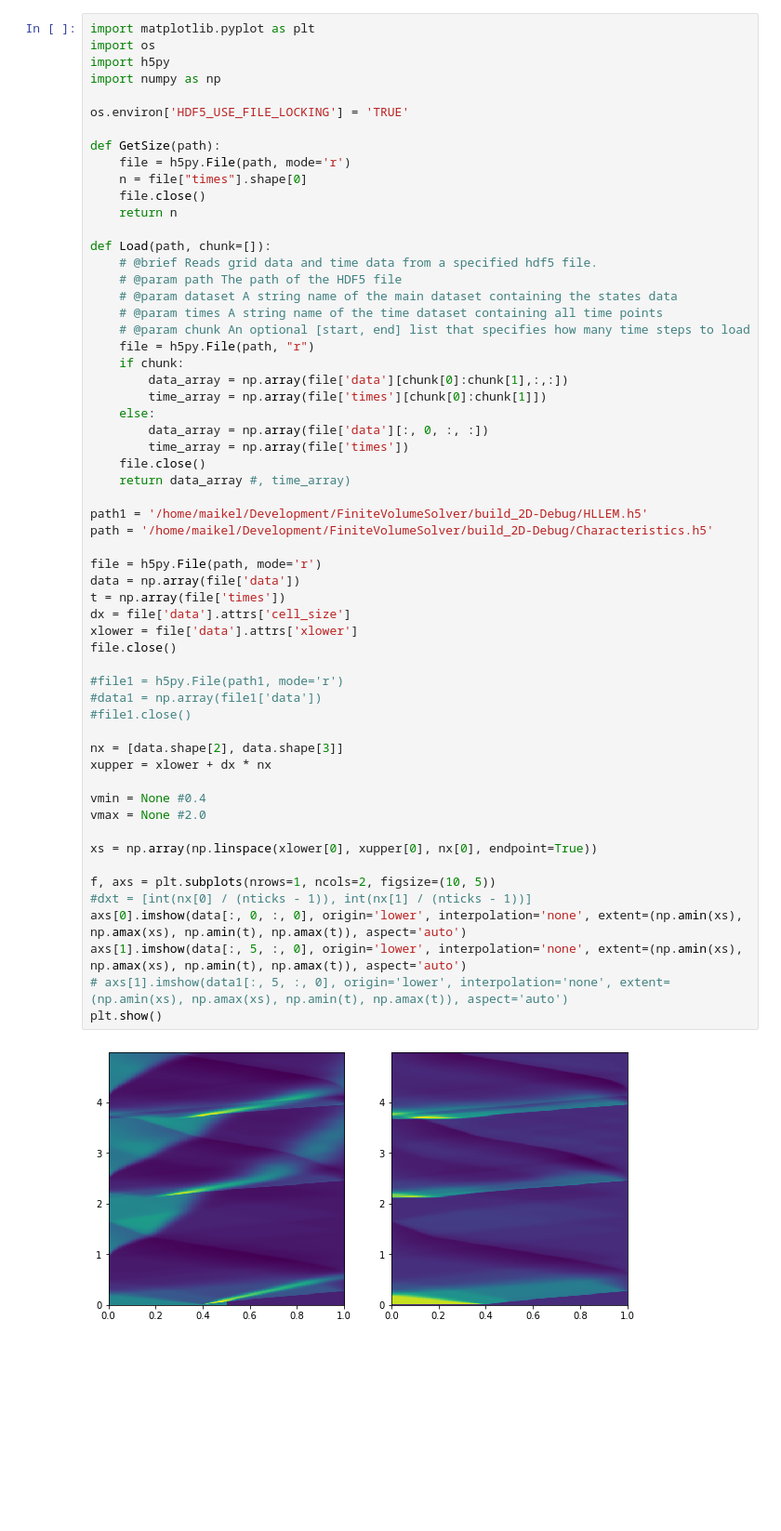
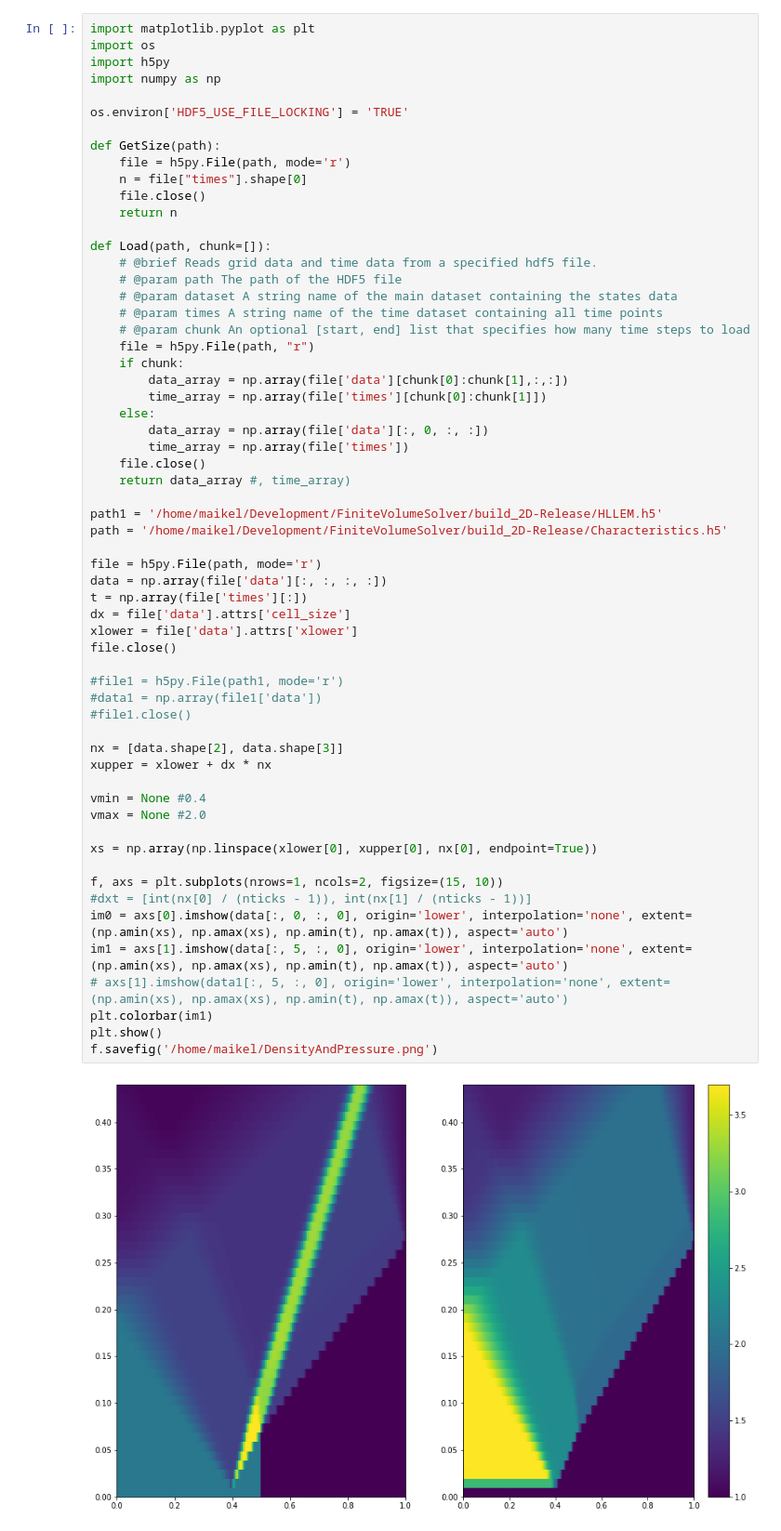
Before and after one commit to maikel/FiniteVolumeSolver, a Jupyter notebook: extra/PerfectGas/PerfectGasMix.ipynb, the cells around one changed output. Shown: that part at 93% size. Drawn from its saved outputs; the diff is of its cells as text; blank space fills up the shorter version.

```diff
--- a/extra/PerfectGas/PerfectGasMix.ipynb
+++ b/extra/PerfectGas/PerfectGasMix.ipynb
@@ -23,41 +23,43 @@ def Load(path, chunk=[]):
         data_array = np.array(file['data'][chunk[0]:chunk[1],:,:])
         time_array = np.array(file['times'][chunk[0]:chunk[1]])
     else:
         data_array = np.array(file['data'][:, 0, :, :])
         time_array = np.array(file['times'])
     file.close()
     return data_array #, time_array)
 
-path1 = '/home/maikel/Development/FiniteVolumeSolver/build_2D-Debug/HLLEM.h5'
-path = '/home/maikel/Development/FiniteVolumeSolver/build_2D-Debug/Characteristics.h5'
+path1 = '/home/maikel/Development/FiniteVolumeSolver/build_2D-Release/HLLEM.h5'
+path = '/home/maikel/Development/FiniteVolumeSolver/build_2D-Release/Characteristics.h5'
 
 file = h5py.File(path, mode='r')
-data = np.array(file['data'])
-t = np.array(file['times'])
+data = np.array(file['data'][:, :, :, :])
+t = np.array(file['times'][:])
 dx = file['data'].attrs['cell_size']
 xlower = file['data'].attrs['xlower']
 file.close()
 
 #file1 = h5py.File(path1, mode='r')
 #data1 = np.array(file1['data'])
 #file1.close()
 
 nx = [data.shape[2], data.shape[3]]
 xupper = xlower + dx * nx
 
 vmin = None #0.4
 vmax = None #2.0
 
 xs = np.array(np.linspace(xlower[0], xupper[0], nx[0], endpoint=True))
 
-f, axs = plt.subplots(nrows=1, ncols=2, figsize=(10, 5))
+f, axs = plt.subplots(nrows=1, ncols=2, figsize=(15, 10))
 #dxt = [int(nx[0] / (nticks - 1)), int(nx[1] / (nticks - 1))]
-axs[0].imshow(data[:, 0, :, 0], origin='lower', interpolation='none', extent=(np.amin(xs), np.amax(xs), np.amin(t), np.amax(t)), aspect='auto')
-axs[1].imshow(data[:, 5, :, 0], origin='lower', interpolation='none', extent=(np.amin(xs), np.amax(xs), np.amin(t), np.amax(t)), aspect='auto')
+im0 = axs[0].imshow(data[:, 0, :, 0], origin='lower', interpolation='none', extent=(np.amin(xs), np.amax(xs), np.amin(t), np.amax(t)), aspect='auto')
+im1 = axs[1].imshow(data[:, 5, :, 0], origin='lower', interpolation='none', extent=(np.amin(xs), np.amax(xs), np.amin(t), np.amax(t)), aspect='auto')
 # axs[1].imshow(data1[:, 5, :, 0], origin='lower', interpolation='none', extent=(np.amin(xs), np.amax(xs), np.amin(t), np.amax(t)), aspect='auto')
+plt.colorbar(im1)
 plt.show()
+f.savefig('/home/maikel/DensityAndPressure.png')
 # %% [output]
-[figure, old version]
+[figure, new version]
 # %%
 import matplotlib.pyplot as plt
 import os
```
Also changed, not shown: parts of 2 cells of this notebook, 7 other files.
